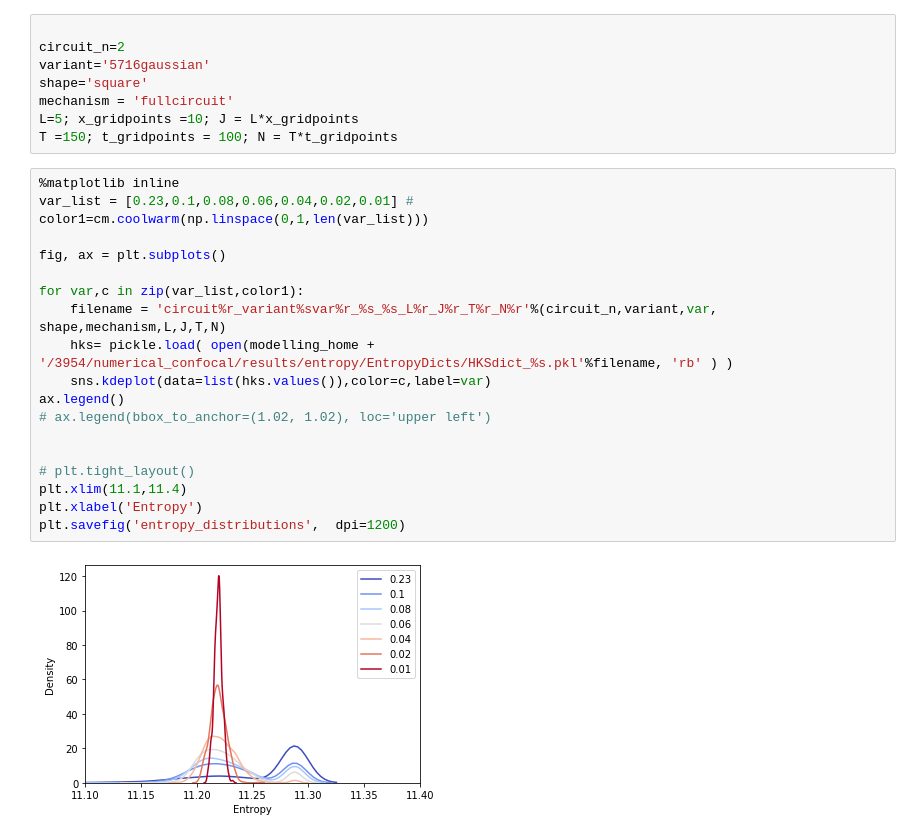
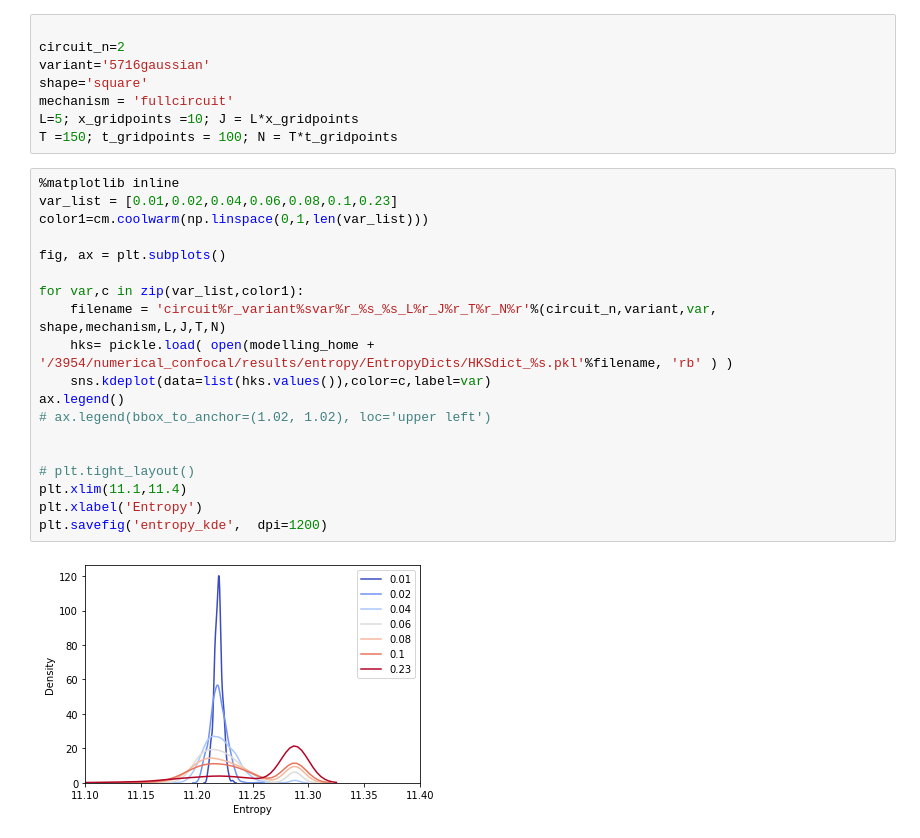
Before and after one commit to martinaoliver/modelling, a Jupyter notebook: 3954/numerical_confocal/code/entropy/zoom_entropy_distributions.ipynb, the cells around one changed output. Drawn from its saved outputs; the diff is of its cells as text.

Commit message:
updates on fourier entropy

```diff
--- a/3954/numerical_confocal/code/entropy/zoom_entropy_distributions.ipynb
+++ b/3954/numerical_confocal/code/entropy/zoom_entropy_distributions.ipynb
@@ -36,22 +36,22 @@ L=5; x_gridpoints =10; J = L*x_gridpoints
 T =150; t_gridpoints = 100; N = T*t_gridpoints
 # %%
 %matplotlib inline
-var_list = [0.23,0.1,0.08,0.06,0.04,0.02,0.01] #
+var_list = [0.01,0.02,0.04,0.06,0.08,0.1,0.23]
 color1=cm.coolwarm(np.linspace(0,1,len(var_list)))
 
 fig, ax = plt.subplots()
 
 for var,c in zip(var_list,color1):
     filename = 'circuit%r_variant%svar%r_%s_%s_L%r_J%r_T%r_N%r'%(circuit_n,variant,var, shape,mechanism,L,J,T,N)
     hks= pickle.load( open(modelling_home + '/3954/numerical_confocal/results/entropy/EntropyDicts/HKSdict_%s.pkl'%filename, 'rb' ) )
     sns.kdeplot(data=list(hks.values()),color=c,label=var)
 ax.legend()
 # ax.legend(bbox_to_anchor=(1.02, 1.02), loc='upper left')
 
 
 # plt.tight_layout()
 plt.xlim(11.1,11.4)
 plt.xlabel('Entropy')
-plt.savefig('entropy_distributions',  dpi=1200)
+plt.savefig('entropy_kde',  dpi=1200)
 # %% [output]
-[figure, old version]
+[figure, new version]
```
Also changed, not shown: parts of 1 cell of this notebook, 8 other files.
